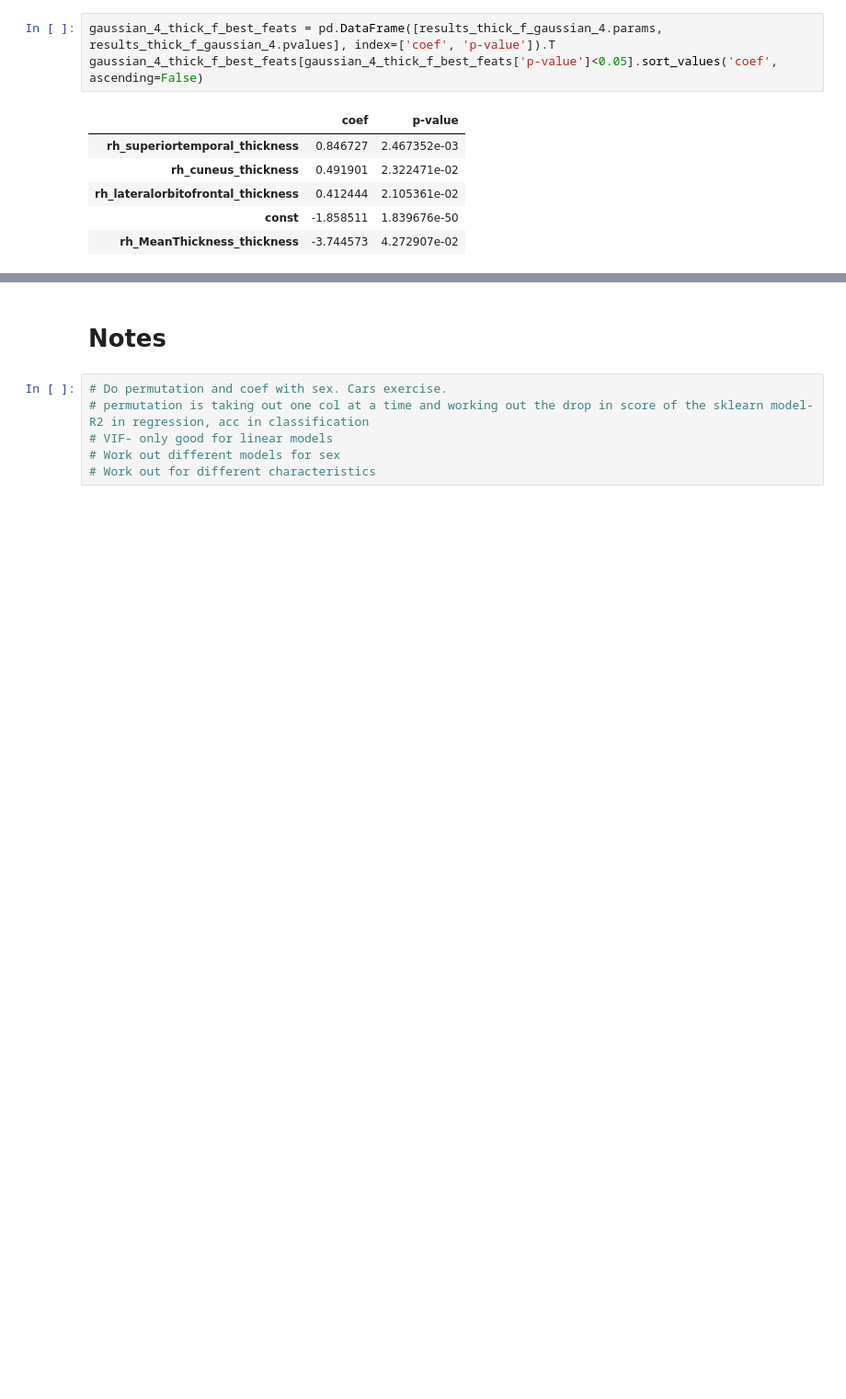
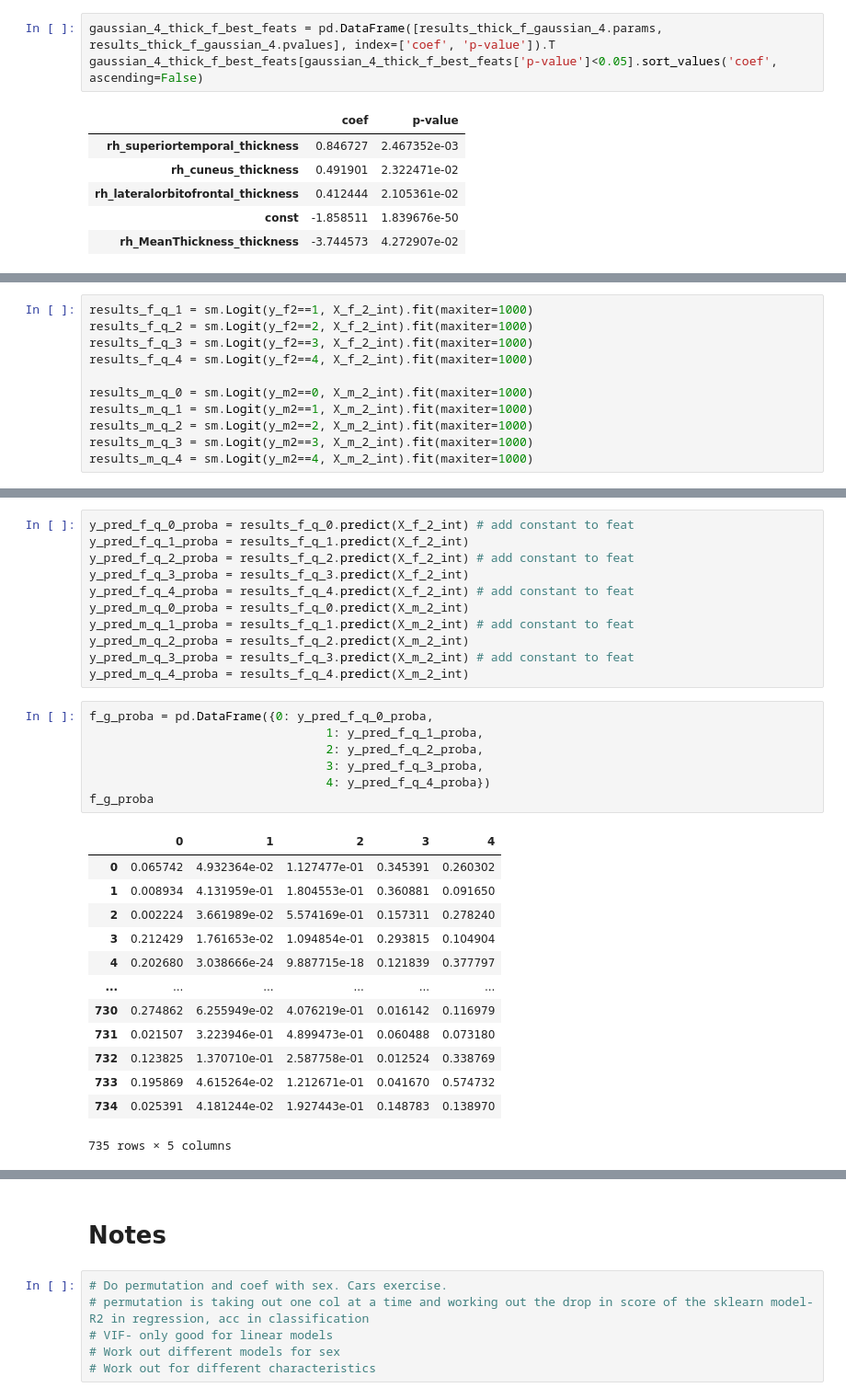
Before and after one commit to lukevano/mri_personality, a Jupyter notebook: notebooks/lv_lewagon_mri.ipynb, the cells around one changed output, grey strips where cells are left out. Shown at 92% size. Saved outputs shown, nothing was run; the diff lists cells and outputs as text; blank space fills up the shorter version.

```diff
--- a/notebooks/lv_lewagon_mri.ipynb
+++ b/notebooks/lv_lewagon_mri.ipynb
@@ -3622,0 +3796,11 @@ gaussian_4_thick_f_best_feats[gaussian_4_thick_f_best_feats['p-value']<0.05].sor
+# %%
+results_f_q_1 = sm.Logit(y_f2==1, X_f_2_int).fit(maxiter=1000)
+results_f_q_2 = sm.Logit(y_f2==2, X_f_2_int).fit(maxiter=1000)
+results_f_q_3 = sm.Logit(y_f2==3, X_f_2_int).fit(maxiter=1000)
+results_f_q_4 = sm.Logit(y_f2==4, X_f_2_int).fit(maxiter=1000)
+
+results_m_q_0 = sm.Logit(y_m2==0, X_m_2_int).fit(maxiter=1000)
+results_m_q_1 = sm.Logit(y_m2==1, X_m_2_int).fit(maxiter=1000)
+results_m_q_2 = sm.Logit(y_m2==2, X_m_2_int).fit(maxiter=1000)
+results_m_q_3 = sm.Logit(y_m2==3, X_m_2_int).fit(maxiter=1000)
+results_m_q_4 = sm.Logit(y_m2==4, X_m_2_int).fit(maxiter=1000)
@@ -3622,0 +3835,32 @@ gaussian_4_thick_f_best_feats[gaussian_4_thick_f_best_feats['p-value']<0.05].sor
+# %%
+y_pred_f_q_0_proba = results_f_q_0.predict(X_f_2_int) # add constant to feat
+y_pred_f_q_1_proba = results_f_q_1.predict(X_f_2_int)
+y_pred_f_q_2_proba = results_f_q_2.predict(X_f_2_int) # add constant to feat
+y_pred_f_q_3_proba = results_f_q_3.predict(X_f_2_int)
+y_pred_f_q_4_proba = results_f_q_4.predict(X_f_2_int) # add constant to feat
+y_pred_m_q_0_proba = results_f_q_0.predict(X_m_2_int)
+y_pred_m_q_1_proba = results_f_q_1.predict(X_m_2_int) # add constant to feat
+y_pred_m_q_2_proba = results_f_q_2.predict(X_m_2_int)
+y_pred_m_q_3_proba = results_f_q_3.predict(X_m_2_int) # add constant to feat
+y_pred_m_q_4_proba = results_f_q_4.predict(X_m_2_int)
+# %%
+f_g_proba = pd.DataFrame({0: y_pred_f_q_0_proba,
+                                 1: y_pred_f_q_1_proba,
+                                 2: y_pred_f_q_2_proba,
+                                 3: y_pred_f_q_3_proba,
+                                 4: y_pred_f_q_4_proba})
+f_g_proba
+# %% [output]
+|  | 0 | 1 | 2 | 3 | 4 |
+| 0 | 0.065742 | 4.932364e-02 | 1.127477e-01 | 0.345391 | 0.260302 |
+| 1 | 0.008934 | 4.131959e-01 | 1.804553e-01 | 0.360881 | 0.091650 |
+| 2 | 0.002224 | 3.661989e-02 | 5.574169e-01 | 0.157311 | 0.278240 |
+| 3 | 0.212429 | 1.761653e-02 | 1.094854e-01 | 0.293815 | 0.104904 |
+| 4 | 0.202680 | 3.038666e-24 | 9.887715e-18 | 0.121839 | 0.377797 |
+| ... | ... | ... | ... | ... | ... |
+| 730 | 0.274862 | 6.255949e-02 | 4.076219e-01 | 0.016142 | 0.116979 |
+| 731 | 0.021507 | 3.223946e-01 | 4.899473e-01 | 0.060488 | 0.073180 |
+| 732 | 0.123825 | 1.370710e-01 | 2.587758e-01 | 0.012524 | 0.338769 |
+| 733 | 0.195869 | 4.615264e-02 | 1.212671e-01 | 0.041670 | 0.574732 |
+| 734 | 0.025391 | 4.181244e-02 | 1.927443e-01 | 0.148783 | 0.138970 |
+735 rows × 5 columns
```
Also changed, not shown: parts of 85 cells of this notebook.
